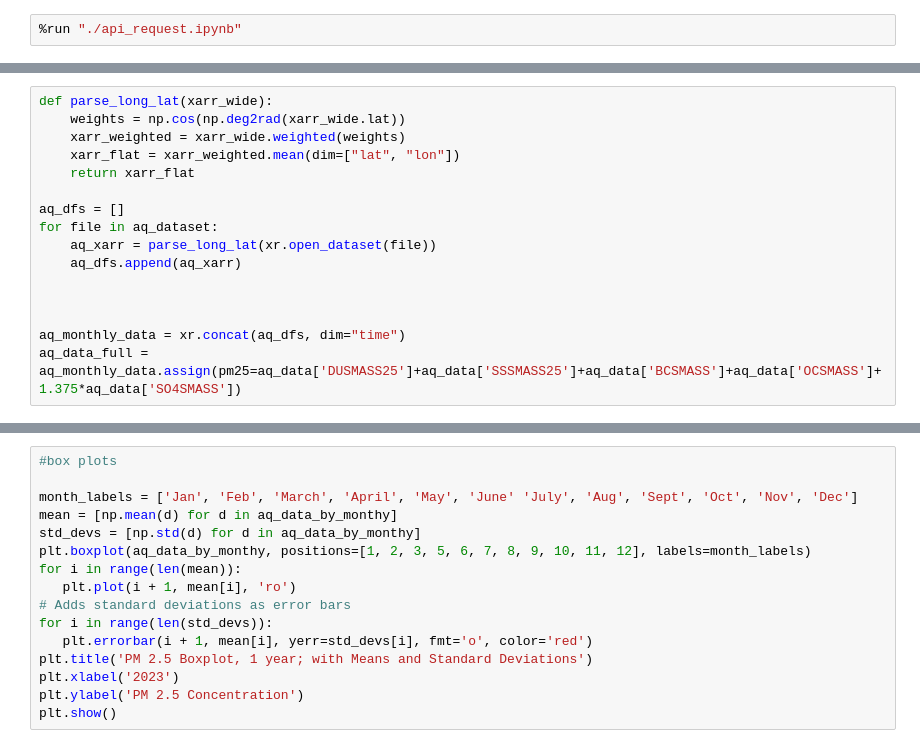
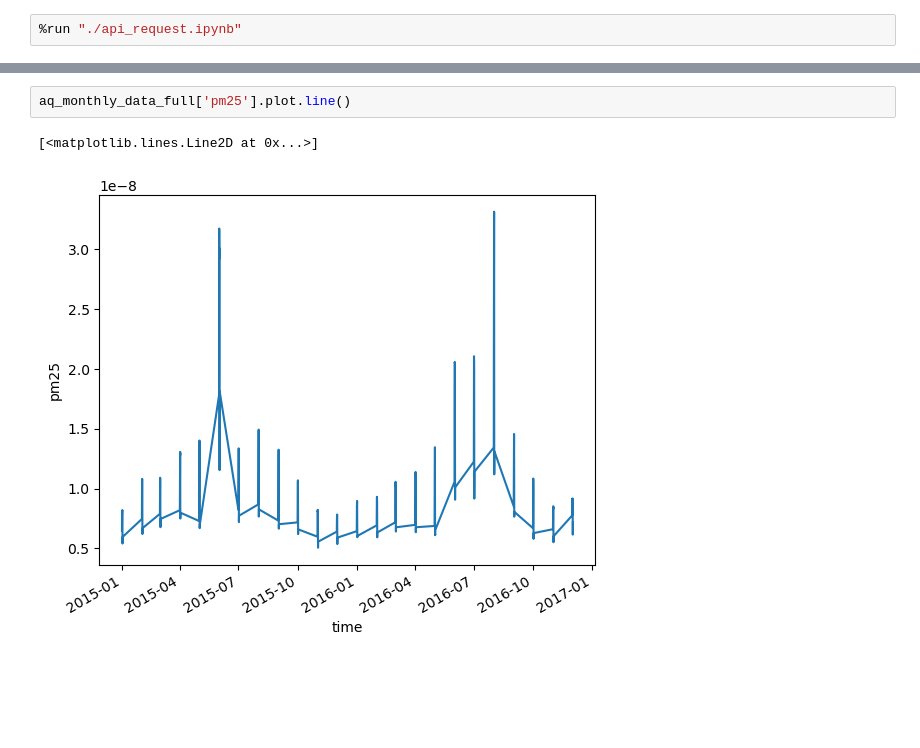
Before and after one commit to 8t88/Air-Quality, a Jupyter notebook: EDA.ipynb, the cells around one changed output, grey strips where cells are left out. Cells and saved outputs as stored; diff of their text form; blank space fills up the shorter version.

```diff
--- a/EDA.ipynb
+++ b/EDA.ipynb
@@ -60,16 +19,0 @@ for file in aq_dataset:
-# %%
-def parse_long_lat(xarr_wide):
-    weights = np.cos(np.deg2rad(xarr_wide.lat))
-    xarr_weighted = xarr_wide.weighted(weights)
-    xarr_flat = xarr_weighted.mean(dim=["lat", "lon"])
-    return xarr_flat
-
-aq_dfs = []
-for file in aq_dataset:
-    aq_xarr = parse_long_lat(xr.open_dataset(file))
-    aq_dfs.append(aq_xarr)
-
-
-
-aq_monthly_data = xr.concat(aq_dfs, dim="time")
-aq_data_full = aq_monthly_data.assign(pm25=aq_data['DUSMASS25']+aq_data['SSSMASS25']+aq_data['BCSMASS']+aq_data['OCSMASS']+1.375*aq_data['SO4SMASS'])
@@ -202,16 +177,5 @@ plt.boxplot(aq_data['pm25'])
-# %%
-#box plots
-
-month_labels = ['Jan', 'Feb', 'March', 'April', 'May', 'June' 'July', 'Aug', 'Sept', 'Oct', 'Nov', 'Dec']
-mean = [np.mean(d) for d in aq_data_by_monthy]
-std_devs = [np.std(d) for d in aq_data_by_monthy]
-plt.boxplot(aq_data_by_monthy, positions=[1, 2, 3, 5, 6, 7, 8, 9, 10, 11, 12], labels=month_labels)
-for i in range(len(mean)):
-   plt.plot(i + 1, mean[i], 'ro')
-# Adds standard deviations as error bars
-for i in range(len(std_devs)):
-   plt.errorbar(i + 1, mean[i], yerr=std_devs[i], fmt='o', color='red')
-plt.title('PM 2.5 Boxplot, 1 year; with Means and Standard Deviations')
-plt.xlabel('2023')
-plt.ylabel('PM 2.5 Concentration')
-plt.show()
+# %%
+aq_monthly_data_full['pm25'].plot.line()
+# %% [output]
+[<matplotlib.lines.Line2D at 0x...>]
+[figure, added]
```
Also changed, not shown: parts of 18 cells of this notebook, 1 other file.
